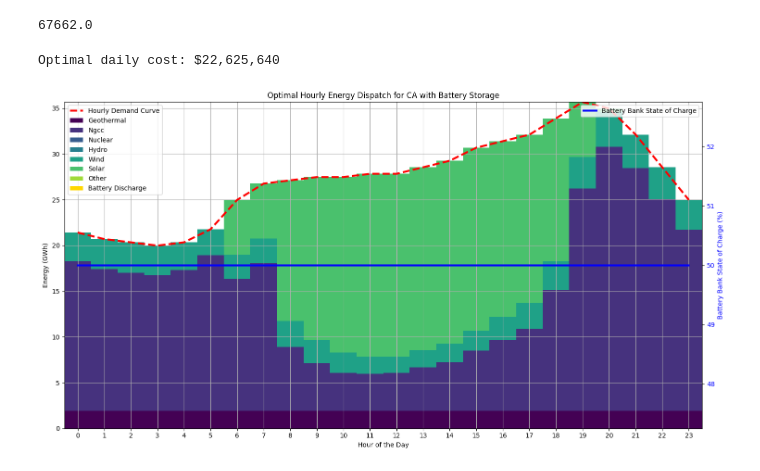
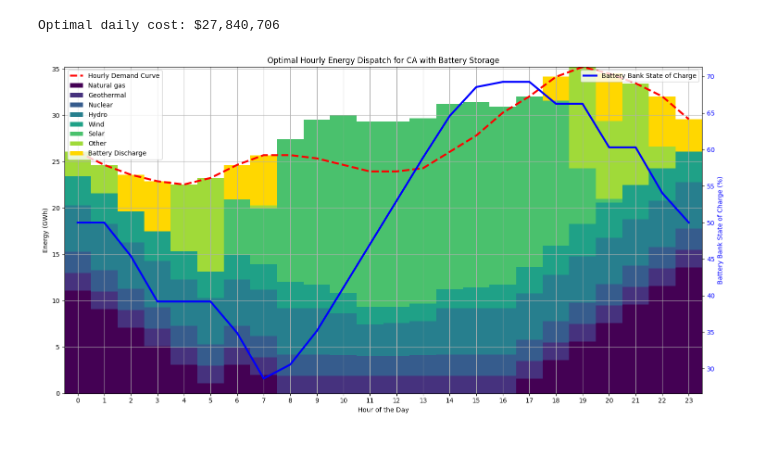
Before and after one commit to shane-ppy/15066_final_project, a Jupyter notebook: TimeVariantModelActualValues.ipynb, the cells around one changed output. Cells and saved outputs as stored; diff of their text form; code cells hidden in the pictures.

```diff
--- a/TimeVariantModelActualValues.ipynb
+++ b/TimeVariantModelActualValues.ipynb
@@ -9,13 +10,13 @@ import os, pathlib
 FILE_DIR = os.getcwd()
 
 # Fuel Types
-FUEL = ['geothermal', 'NGCC', 'nuclear', 'hydro', 'wind', 'solar', 'other']
+FUEL = ['natural gas', 'geothermal', 'nuclear', 'hydro', 'wind', 'solar', 'other']
 NUMFT = len(FUEL)
 
 # NREL LCA (Life Cycle Assessment) CO2 Emissions in metric tons per MWh for each fuel type
-E = np.array([0.038, 0.49, 0.012, 0.024, 0.012, 0.048, 0.23])
+E = np.array([0.49, 0.038, 0.012, 0.024, 0.012, 0.048, 0.23])
 # LCOE in $/MWh for each fuel type from AEO2023
-C = np.array([37.30, 42.72, 71.00, 57.12, 31.07, 23.22, 77.16])
+C = np.array([42.72, 37.30, 71.00, 57.12, 31.07, 23.22, 77.16])
 
 # State level data on population, energy demand, current co2 emissions from electricity
 FNAME = os.path.join(FILE_DIR, "StateData.xlsx")
@@ -23,13 +24,13 @@ STATES = pd.read_excel(FNAME, sheet_name="StateData", index_col=0, header=0)
 
 # CAISO (Aug 2025) installed generation capacity for the state (in MW)
 INSTALLED_CAPACITY_MW = {
+    'natural gas': 36_000,
     'geothermal': 1_900,
-    'NGCC': 36_000, # plus imports are 2_160
     'nuclear': 2_300,
-    'hydro': 10_000,
+    'hydro': 5_000,
     'wind': 6_300,
     'solar': 20_000,
-    'other': 8_000
+    'other': 15_000
 }
 INSTALLED_CAPACITY_MW_original = {
     'coal': 20_000,
@@ -91,8 +99,4 @@ futureCo2Improve = 3 # Future emissions target as pct of current
 daily_demand_mwh = STATES['Demand (MWh)'][state] * futureDemandGrowth / 365
 HRLYDEMAND = demand_curve_normalized * daily_demand_mwh / demand_curve_normalized.sum()
 daily_co2_limit = STATES['CO2 Emissions (million metric tons)'][state]*1e6*futureCo2Improve/365
-# %%
-(HRLY_CAP_FACTORS.loc['wind'] * INSTALLED_CAPACITY_MW['wind']).sum()
-# %% [output]
-67662.0
 # %%
@@ -159,55 +261,5 @@ m.write("15066_final_5A_timevariant.lp") # Write model to file
-# %%
-### VISUALIZE THE RESULTS ###
-
-if m.Status == GRB.OPTIMAL:
-    print(f"Optimal daily cost: ${m.ObjVal:,.0f}")
-
-    # Extract solution data, convert MWh to GWh
-    gen_sol = pd.DataFrame(generation.X, index=FUEL, columns=hours)/1e3
-    charge_sol = charge.X/1e3
-    discharge_sol = discharge.X/1e3
-    soc_sol = soc.X
-
-    # Create the plot
-    fig, ax1 = plt.subplots(figsize=(15, 8))
-
-    # Plot net demand (the duck curve)
-    ax1.plot(hours, HRLYDEMAND/1e3, 'r--', linewidth=3, label='Hourly Demand Curve')
-
-    # Stacked bar chart for generation
-    bottom = np.zeros(T)
-    colors = plt.cm.viridis(np.linspace(0, 1, NUMFT+1))
-    for i, fuel in enumerate(FUEL):
-        ax1.bar(hours, gen_sol.loc[fuel], bottom=bottom, label=fuel.capitalize(), color=colors[i], width=1.0)
-        bottom += gen_sol.loc[fuel]
-    # Plot battery discharge (adds to supply)
-    ax1.bar(hours, discharge_sol, bottom=bottom, label='Battery Discharge', color='gold', width=1.0)
-
-    ax1.set_xlabel('Hour of the Day')
-    ax1.set_ylabel('Energy (GWh)')
-    ax1.set_title(f'Optimal Hourly Energy Dispatch for {state} with Battery Storage')
-    ax1.legend(loc='upper left')
-    ax1.grid(True)
-    ax1.set_xticks(hours)
-    ax1.set_xlim(-0.5, 23.5)
-
-    # Create a second y-axis for the battery State of Charge
-    ax2 = ax1.twinx()
-    # Plot battery charge (negative value to show it's a load)
-    # ax2.plot(hours, -charge_sol, 'm-.', linewidth=2, label='Battery Charge')
-    # Plot State of Charge
-    ax2.plot(hours, soc_sol/BATTERY_MAX_ENERGY_MWH*100, 'b-', linewidth=3, label='Battery Bank State of Charge')
-    # ax2.plot(hours, HRLY_CAP_FACTORS['solar'], 'b-', linewidth=3, label='')
-
-    ax2.set_ylabel('Battery Bank State of Charge (%)', color='b')
-    ax2.tick_params(axis='y', labelcolor='b')
-    ax2.legend(loc='upper right')
-
-    fig.tight_layout()
-    plt.show()
-
-else:
-    print("Optimization was not successful. Status:", m.Status)
-# %% [output]
-Optimal daily cost: $22,625,640
-[figure, removed]
+# %%
+m = solve_with_capacity(INSTALLED_CAPACITY_MW)
+# %% [output]
+Optimal daily cost: $27,840,706
+[figure, added]
```
Also changed, not shown: parts of 7 cells of this notebook.
